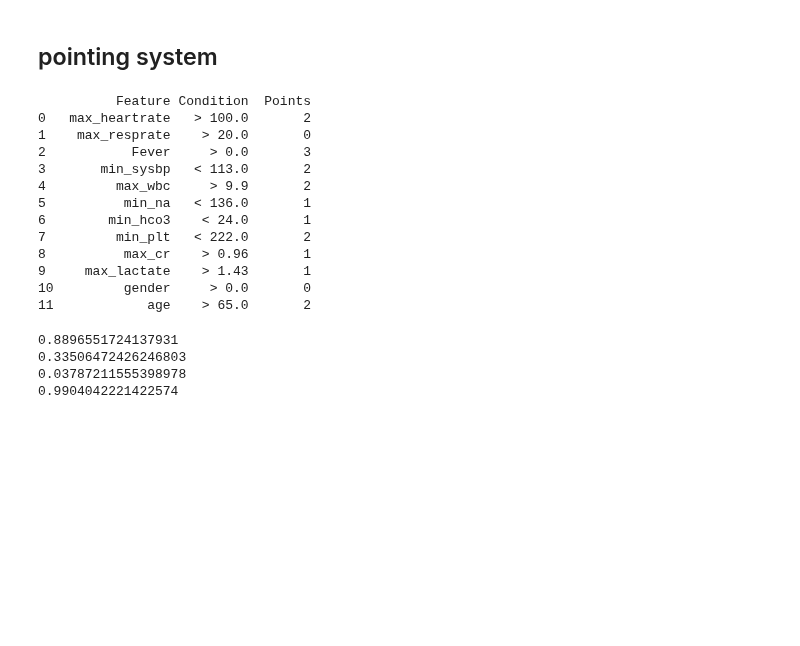
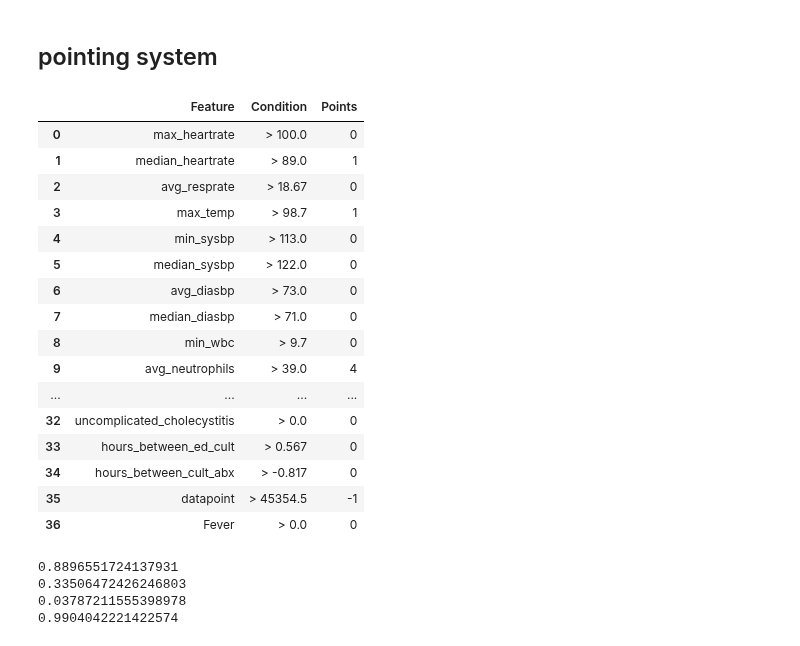
Before and after one commit to HealthRex/CDSS, a Jupyter notebook: scripts/Blood_Culture_Stewardship/Adult_refactor/ModelDevelopment_StructuredEHRData_PointingSystem.ipynb, the cells around one changed output. Drawn from its saved outputs; the diff is of its cells as text; code cells hidden in the pictures; blank space fills up the shorter version.

Commit message:
Update Blood Culture Stewardship model development notebooks in Adult_refactor

```diff
--- a/scripts/Blood_Culture_Stewardship/Adult_refactor/ModelDevelopment_StructuredEHRData_PointingSystem.ipynb
+++ b/scripts/Blood_Culture_Stewardship/Adult_refactor/ModelDevelopment_StructuredEHRData_PointingSystem.ipynb
@@ -89,7 +89,7 @@ Diagnosis= ['bacteremia', 'septic_shock', 'infective_endocarditis',
        'aspiration_pneumonia', 'uncomplicated_cholecystitis',
        'uncomplicated_diverticulitis', 'Uncomplicated_pancreatitis']
 
-Feature_set=Identifiers+Labels+Labs+Demos+ABX+Diagnosis+Time_Varient_features (# select Features based on experiment)
+Feature_set=Identifiers+Labels+Labs+Demos+ABX+Diagnosis+Time_Varient_features # select Features based on experiment)
 Train_set_df=Train_set_df[Feature_set]
 # %%
 Train_set_df.drop_duplicates(subset=['anon_id', 'pat_enc_csn_id_coded', 'order_proc_id_coded'],inplace=True)
@@ -123,4 +125,7 @@ X_train2 = pd.DataFrame(scaler.transform(X_train), columns=X_train.columns)
 # %%
-# Load the saved LR model
-with open('logistic_regression_modelI.pkl', 'rb') as model_file:
+# # Load the saved LR model
+# with open('logistic_regression_modelI.pkl', 'rb') as model_file:
+#     model_l2 = pickle.load(model_file)
+
+with open("refactor_logistic_regression_model.pkl", 'rb') as model_file:
     model_l2 = pickle.load(model_file)
@@ -126,0 +203,15 @@ with open('logistic_regression_modelI.pkl', 'rb') as model_file:
+# %%
+coefficients = model_l2.coef_[0]
+# Get the feature names from your training data (assuming X_train2 is a DataFrame)
+feature_names = X_train2.columns
+
+# Identify non-zero coefficients and get corresponding feature names
+non_zero_indices = np.where(coefficients != 0)[0]
+non_zero_features = feature_names[non_zero_indices]
+non_zero_coefficients = coefficients[non_zero_indices]
+
+# Print the features and their corresponding non-zero coefficients
+# for feature, coef in zip(non_zero_features, non_zero_coefficients):
+for feature, coef in zip(feature_names, coefficients):
+    # if feature in interesting_columns:
+        print(f"Feature: {feature}, Coefficient: {coef}")
@@ -236,11 +347,11 @@ def generate_feature_points_table(non_zero_features, coefficients, medians, scal
     df_points_table = pd.DataFrame(table_data)
     return df_points_table
 
-# Example usage
-df_points_table = generate_feature_points_table(non_zero_features, coefficients, medians, scaling_factor=10)
+# # Example usage
+# df_points_table = generate_feature_points_table(non_zero_features, coefficients, medians, scaling_factor=10)
 
-# Display the table
-print(df_points_table)
+# # Display the table
+# print(df_points_table)
 
 def save_table_as_image(df, filename="feature_points_table.png"):
     # Set up the figure and axis
@@ -264,18 +375,15 @@ def save_table_as_image(df, filename="feature_points_table.png"):
     plt.close(fig)  # Close the figure after saving to prevent display
 
 
-save_table_as_image(df_points_table[df_points_table.Points>0], "feature_points_table.png")
+# save_table_as_image(df_points_table[df_points_table.Points>0], "feature_points_table.png")
-# %% [output]
-          Feature Condition  Points
-0   max_heartrate   > 100.0       2
-1    max_resprate    > 20.0       0
-2           Fever     > 0.0       3
-3       min_sysbp   < 113.0       2
-4         max_wbc     > 9.9       2
-5          min_na   < 136.0       1
-6        min_hco3    < 24.0       1
-7         min_plt   < 222.0       2
-8          max_cr    > 0.96       1
-9     max_lactate    > 1.43       1
-10         gender     > 0.0       0
-11            age    > 65.0       2
+# %%
+# Calculate medians for all features in your training data
+medians = X_train.median().to_dict()
+
+# Or if you want to be more specific and only include the features that have non-zero coefficients:
+# First get the non-zero features
+non_zero_indices = np.where(coefficients != 0)[0]
+non_zero_features = np.array(feature_names)[non_zero_indices]
+
+# Then calculate medians only for those features
+medians = {feature: X_train[feature].median() for feature in non_zero_features}
@@ -281,0 +393,20 @@ save_table_as_image(df_points_table[df_points_table.Points>0], "feature_points_t
+# %%
+df_points_table
+# %% [output]
+|  | Feature | Condition | Points |
+| 0 | max_heartrate | > 100.0 | 0 |
+| 1 | median_heartrate | > 89.0 | 1 |
+| 2 | avg_resprate | > 18.67 | 0 |
+| 3 | max_temp | > 98.7 | 1 |
+| 4 | min_sysbp | > 113.0 | 0 |
+| 5 | median_sysbp | > 122.0 | 0 |
+| 6 | avg_diasbp | > 73.0 | 0 |
+| 7 | median_diasbp | > 71.0 | 0 |
+| 8 | min_wbc | > 9.7 | 0 |
+| 9 | avg_neutrophils | > 39.0 | 4 |
+| ... | ... | ... | ... |
+| 32 | uncomplicated_cholecystitis | > 0.0 | 0 |
+| 33 | hours_between_ed_cult | > 0.567 | 0 |
+| 34 | hours_between_cult_abx | > -0.817 | 0 |
+| 35 | datapoint | > 45354.5 | -1 |
+| 36 | Fever | > 0.0 | 0 |
```
Also changed, not shown: parts of 9 cells of this notebook, 1 other file.
